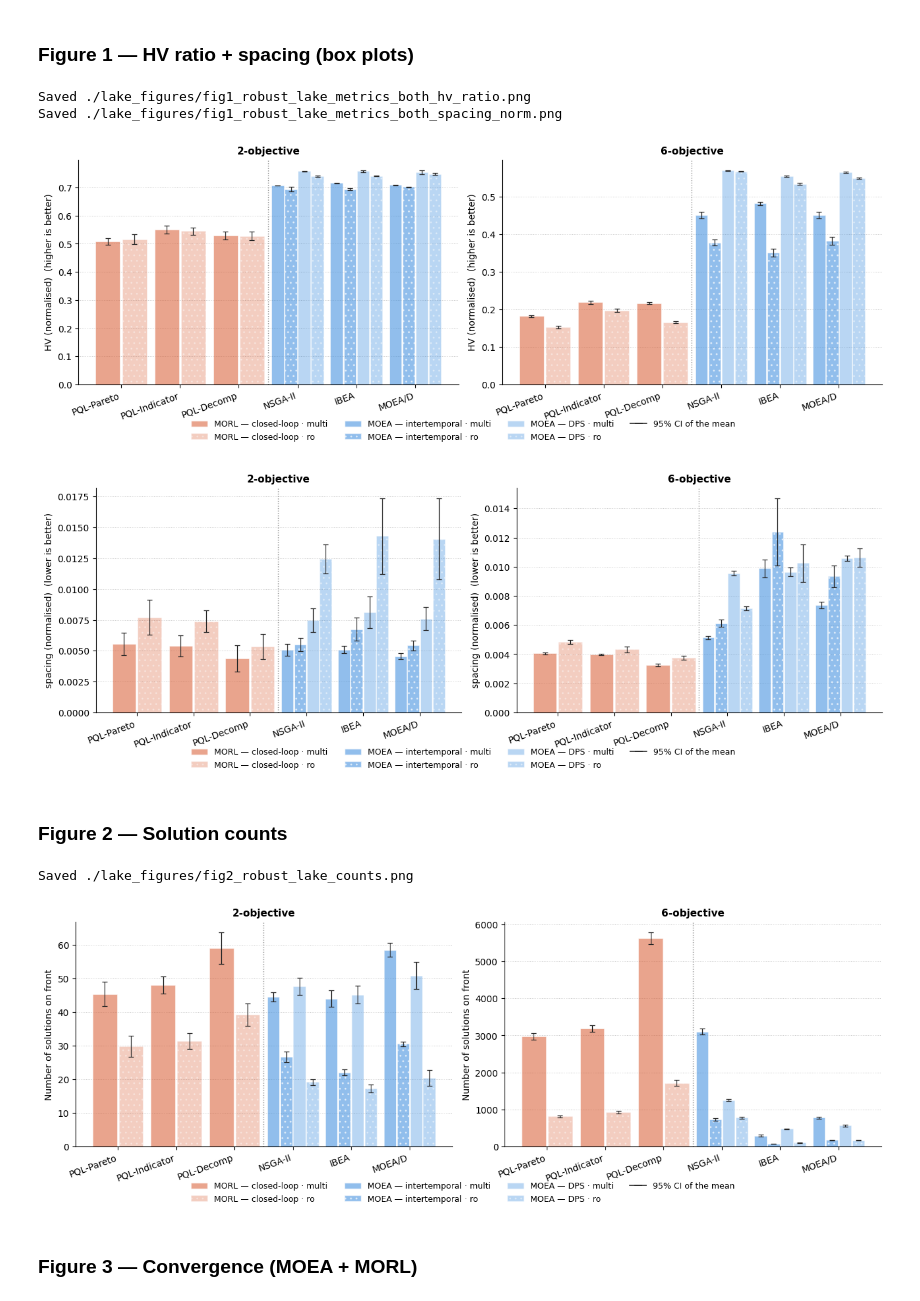
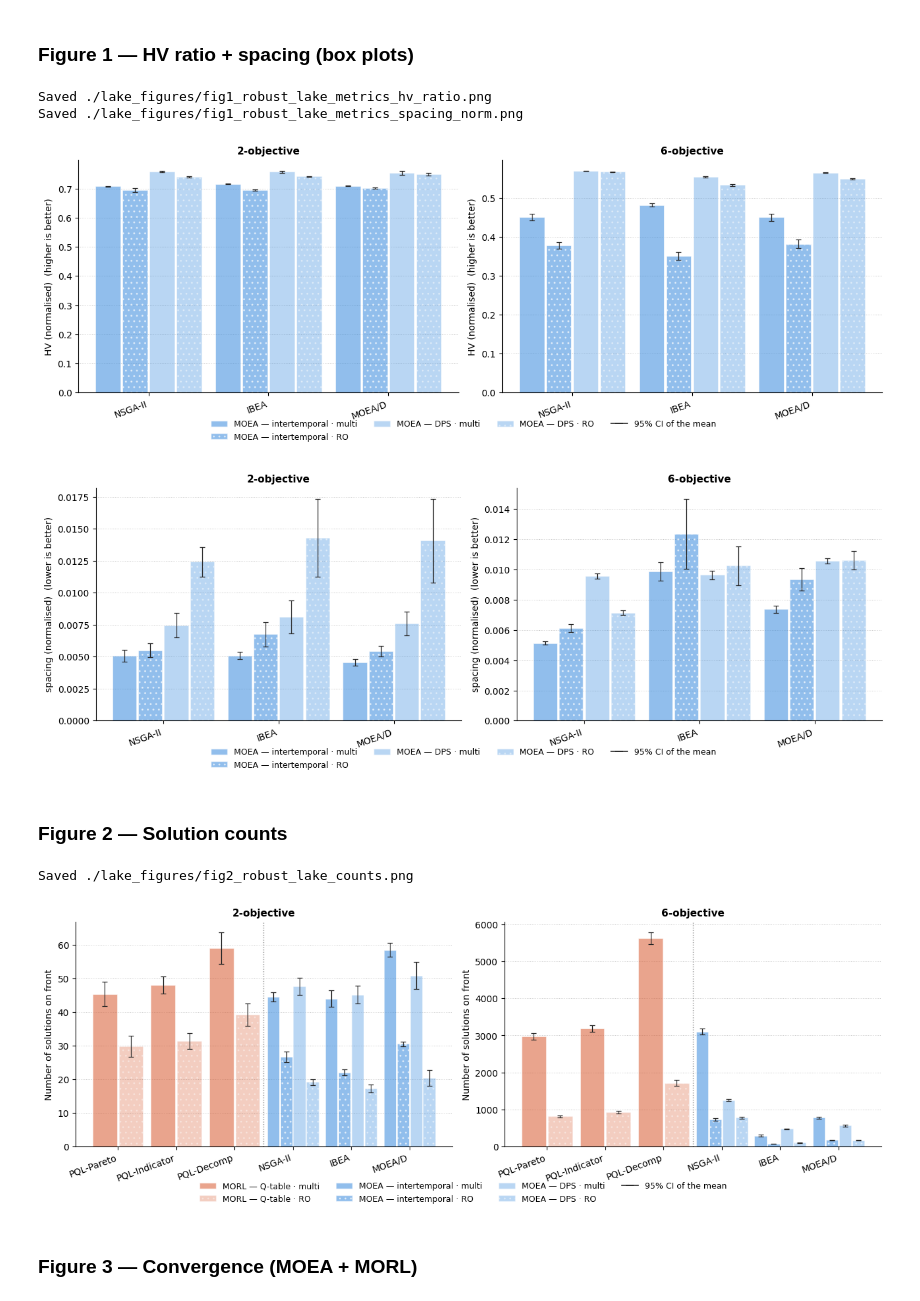
Before and after one commit to Hardy-Pei01/method_selection, a Jupyter notebook: analysis_1/lake_analysis.ipynb, the cells around one changed output. Saved outputs shown, nothing was run; the diff lists cells and outputs as text; code cells hidden in the pictures.

Commit message:
re-generate the figures

```diff
--- a/analysis_1/lake_analysis.ipynb
+++ b/analysis_1/lake_analysis.ipynb
@@ -200,12 +200,12 @@ CONDITION_STYLE = {
     'dps_moro':            dict(alpha=0.35, hatch='..'),
 }
 CONDITION_LABEL = {
-    'closed_loop_multi':   'closed-loop · multi',
-    'closed_loop_moro':    'closed-loop · ro',
+    'closed_loop_multi':   'Q-table · multi',
+    'closed_loop_moro':    'Q-table · RO',
     'intertemporal_multi': 'intertemporal · multi',
-    'intertemporal_moro':  'intertemporal · ro',
+    'intertemporal_moro':  'intertemporal · RO',
     'dps_multi':           'DPS · multi',
-    'dps_moro':            'DPS · ro',
+    'dps_moro':            'DPS · RO',
 }
 CONDITION_ORDER = [
     'closed_loop_multi', 'closed_loop_moro',
@@ -254,15 +254,16 @@ MOEA     MOEA/D        dps_moro                         6   10          0.4
 # %%
 A.figure_metrics_separate(
     df, metrics=METRICS, n_objs=N_OBJS,
+    methods=MOEA_METHODS,
     condition_style=CONDITION_STYLE,
     condition_label=CONDITION_LABEL,
     condition_order=CONDITION_ORDER,
-    out_path=os.path.join(OUT_DIR, 'fig1_robust_lake_metrics_both.png'))
+    out_path=os.path.join(OUT_DIR, 'fig1_robust_lake_metrics.png'))
 # %% [output]
-Saved ./lake_figures/fig1_robust_lake_metrics_both_hv_ratio.png
-Saved ./lake_figures/fig1_robust_lake_metrics_both_spacing_norm.png
+Saved ./lake_figures/fig1_robust_lake_metrics_hv_ratio.png
+Saved ./lake_figures/fig1_robust_lake_metrics_spacing_norm.png
-[figure, old version]
+[figure, new version]
-[figure, old version]
+[figure, new version]
 # %% [markdown]
 ### Figure 2 — Solution counts
 # %%
@@ -275,7 +276,7 @@ A.figure_counts(
     out_path=os.path.join(OUT_DIR, 'fig2_robust_lake_counts.png'))
 # %% [output]
 Saved ./lake_figures/fig2_robust_lake_counts.png
-[figure, old version]
+[figure, new version]
 # %% [markdown]
 ### Figure 3 — Convergence (MOEA + MORL)
 # %%
```
Also changed, not shown: parts of 5 cells of this notebook, 10 other files.
